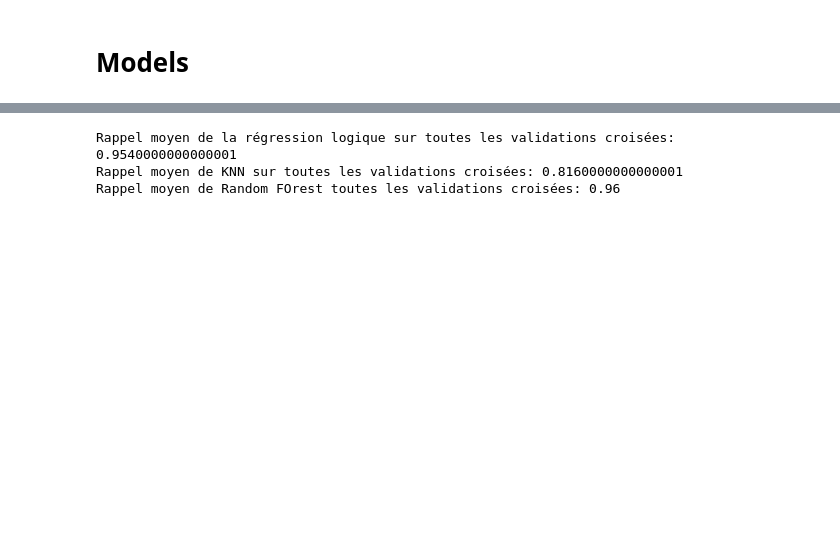
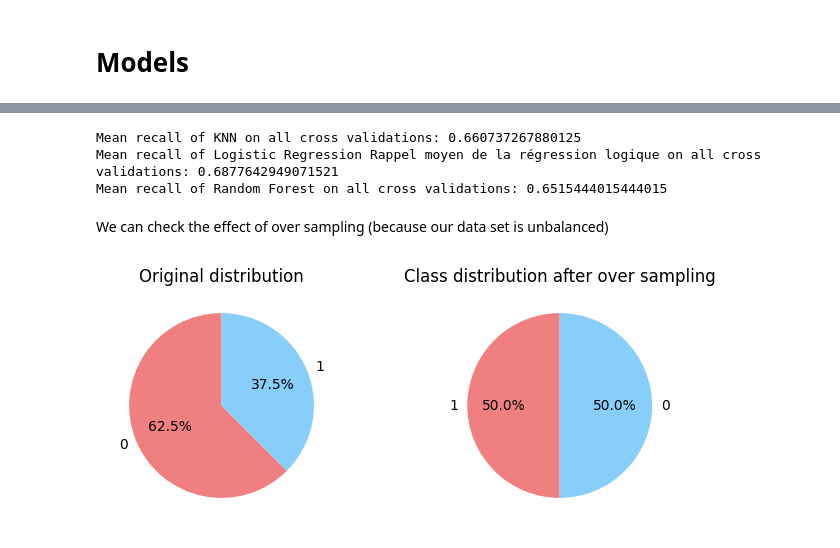
Before and after one commit to MaxenceAr/Titanic, a Jupyter notebook: Titanic.ipynb, the cells around one changed output, grey strips where cells are left out. Cells and saved outputs as stored; diff of their text form; code cells hidden in the pictures; blank space fills up the shorter version.

```diff
--- a/Titanic.ipynb
+++ b/Titanic.ipynb
@@ -445,2 +441,0 @@ X_train, X_test, y_train, y_test = train_test_split(data_without_name_body_cabin
-# %%
-pipeline_reg_logi.fit(X_train, y_train)
@@ -551,23 +525,56 @@ Manque de données pour avoir des belles courbes
 # %%
-cv = StratifiedKFold(n_splits=5, shuffle=True, random_state=42)
+cv = StratifiedKFold(n_splits=3, shuffle=True, random_state=42)
 
 # Utilisez make_scorer pour définir le rappel comme métrique de score
 scorer = make_scorer(recall_score, pos_label=1)  # Assurez-vous de spécifier le pos_label approprié
 
 # Effectuez la validation croisée en utilisant le rappel comme métrique
-recall_scores_reg = cross_val_score(pipeline_reg_logi,data_without_name_body_cabin_ticket , y, cv=cv, scoring=scorer)
-recall_scores_knn = cross_val_score(pipeline_knn,data_without_name_body_cabin_ticket , y, cv=cv, scoring=scorer)
-recall_scores_rdm_forest = cross_val_score(pipeline_rdm_forest,data_without_name_body_cabin_ticket , y, cv=cv, scoring=scorer)
+recall_scores_reg_logi = cross_val_score(pipeline_reg_logi,X_train , y_train, cv=cv, scoring=scorer)
+recall_scores_knn = cross_val_score(pipeline_knn,X_train , y_train, cv=cv, scoring=scorer)
+recall_scores_rdm_forest = cross_val_score(pipeline_rdm_forest,X_train , y_train, cv=cv, scoring=scorer)
 
 
-mean_recall_reg = recall_scores_reg.mean()
+
+
+mean_recall_reg_logi = recall_scores_reg_logi.mean()
 mean_recall_knn = recall_scores_knn.mean()
 mean_recall_rdm_forest = recall_scores_rdm_forest.mean()
 
-print("Rappel moyen de la régression logique sur toutes les validations croisées:", mean_recall_reg)
-print("Rappel moyen de KNN sur toutes les validations croisées:", mean_recall_knn)
-print("Rappel moyen de Random FOrest toutes les validations croisées:", mean_recall_rdm_forest)
+
+
+
+
+print("Mean recall of KNN on all cross validations:", mean_recall_knn)
+print("Mean recall of Logistic Regression Rappel moyen de la régression logique on all cross validations:", mean_recall_reg_logi)
+print("Mean recall of Random Forest on all cross validations:", mean_recall_rdm_forest)
 # %% [output]
-Rappel moyen de la régression logique sur toutes les validations croisées: 0.9540000000000001
-Rappel moyen de KNN sur toutes les validations croisées: 0.8160000000000001
-Rappel moyen de Random FOrest toutes les validations croisées: 0.96
+Mean recall of KNN on all cross validations: 0.660737267880125
+Mean recall of Logistic Regression Rappel moyen de la régression logique on all cross validations: 0.6877642949071521
+Mean recall of Random Forest on all cross validations: 0.6515444015444015
+# %% [markdown]
+We can check the effect of over sampling (because our data set is unbalanced)
+# %%
+from imblearn.over_sampling import RandomOverSampler
+from sklearn.model_selection import train_test_split
+ros = RandomOverSampler(random_state=42)
+X_train_resampled, y_train_resampled = ros.fit_resample(X_train, y_train)
+# %%
+class_counts_original = y_train.value_counts()
+
+class_counts_resample = y_train_resampled.value_counts()
+
+
+fig, axes = plt.subplots(1, 2, figsize=(8, 3))
+
+# Pie chart pour y
+axes[0].pie(class_counts_original, labels=class_counts_original.index, autopct='%1.1f%%', startangle=90, colors=['lightcoral', 'lightskyblue'])
+axes[0].set_title('Original distribution')
+
+# Pie chart pour y_no_outliers
+axes[1].pie(class_counts_resample, labels=class_counts_resample.index, autopct='%1.1f%%', startangle=90, colors=['lightcoral', 'lightskyblue'])
+axes[1].set_title('Class distribution after over sampling')
+
+
+plt.show()
+# %% [output]
+[figure, added]
```
Also changed, not shown: parts of 34 cells of this notebook.
